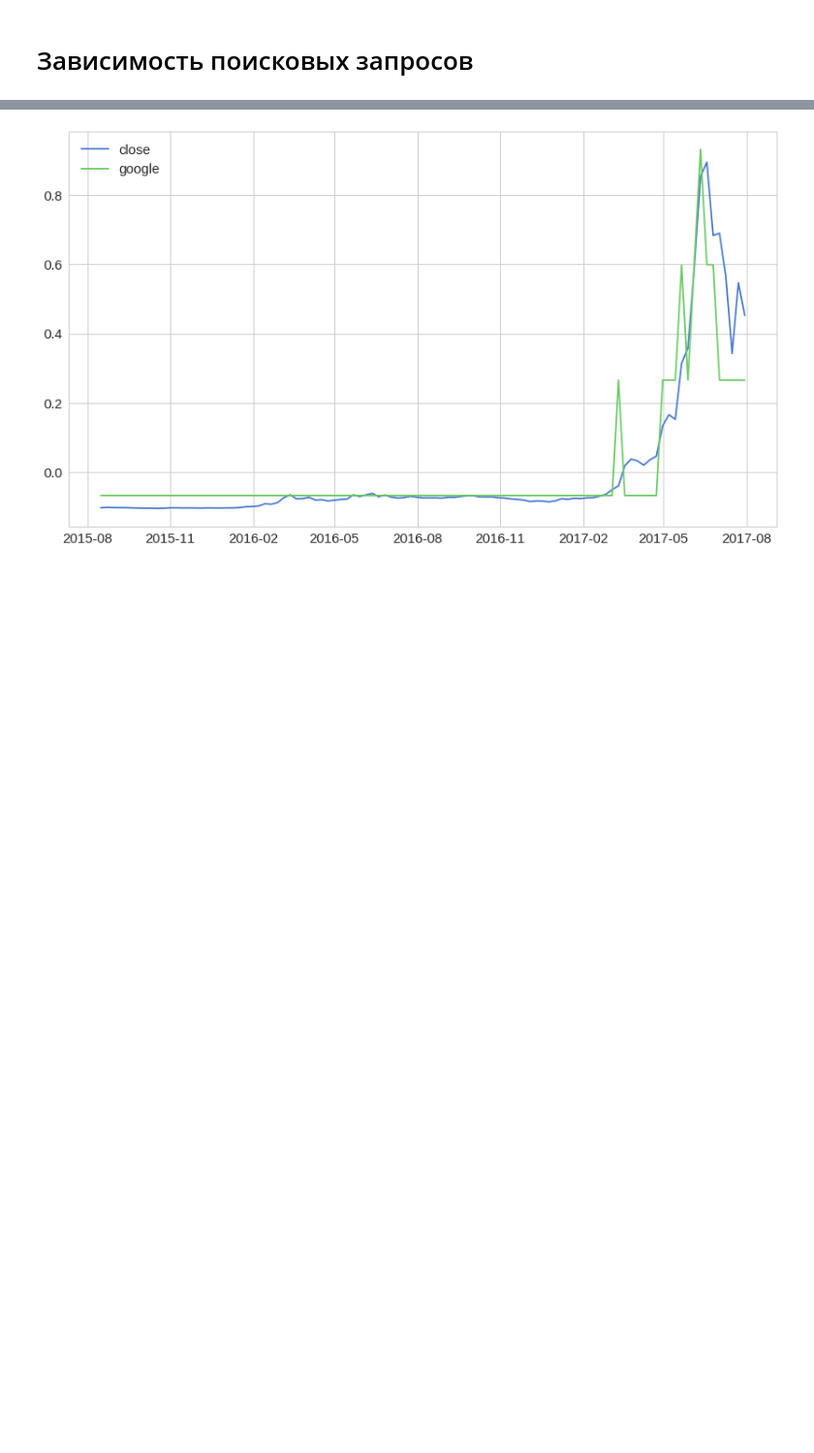
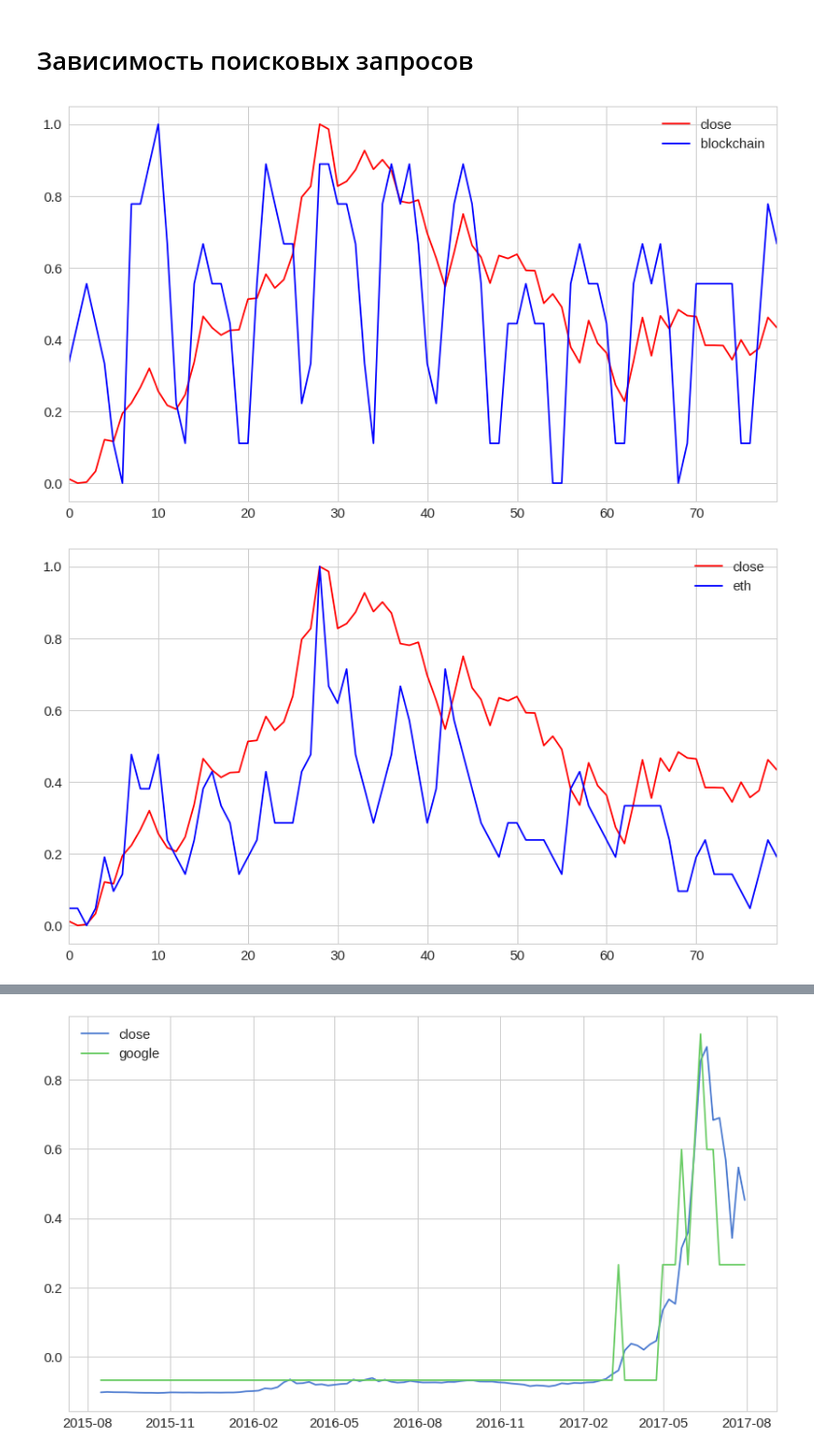
Before and after one commit to Anotherother/pricePrediction, a Jupyter notebook: Engineering/Search interes.ipynb, the cells around one changed output, grey strips where cells are left out. Shown at 97% size. Saved outputs shown, nothing was run; the diff lists cells and outputs as text; code cells hidden in the pictures; blank space fills up the shorter version.

```diff
--- a/Engineering/Search interes.ipynb
+++ b/Engineering/Search interes.ipynb
@@ -30,13 +30,13 @@ from pytrends.request import TrendReq
 
 # ethereum
 
-def retrieve_google_trends(start_date='2015-08-15', end_date=''):
+def retrieve_google_trends(start_date='2017-05-15', end_date=''):
     if end_date == '':
         import datetime as dt
         end_date = str(dt.datetime.today())[:10]
     period = start_date + ' ' + end_date
     pytrend = TrendReq('qserxsdiv@gmail.com', 'Werewolf$1', custom_useragent='My Pytrends Script')
-    pytrend.build_payload(kw_list=['blockchain', 'eth','etherium','btc','bitcoin'], timeframe=period)
+    pytrend.build_payload(kw_list=['blockchain', 'eth','ethereum','etherium', 'poloniex'], timeframe=period)
     return pytrend.interest_over_time()
 
 
@@ -48,3 +48,16 @@ df = df.astype('int')
 
 df.index = pd.to_datetime(df.index)
 frame = df.join(data.close)
+# %%
+from sklearn.preprocessing import MinMaxScaler
+
+scaler = MinMaxScaler()
+
+sc = scaler.fit_transform(frame)
+sc_dataframe =  pd.DataFrame(sc,columns=frame.columns)
+
+for i in ['blockchain', 'eth','ethereum','etherium', 'poloniex']:
+    sc_dataframe[['close', i]].plot(color = ('red', 'blue'))
+# %% [output]
+[figure, added]
+[figure, added]
```
Also changed, not shown: parts of 1 cell of this notebook, 14 other files.
